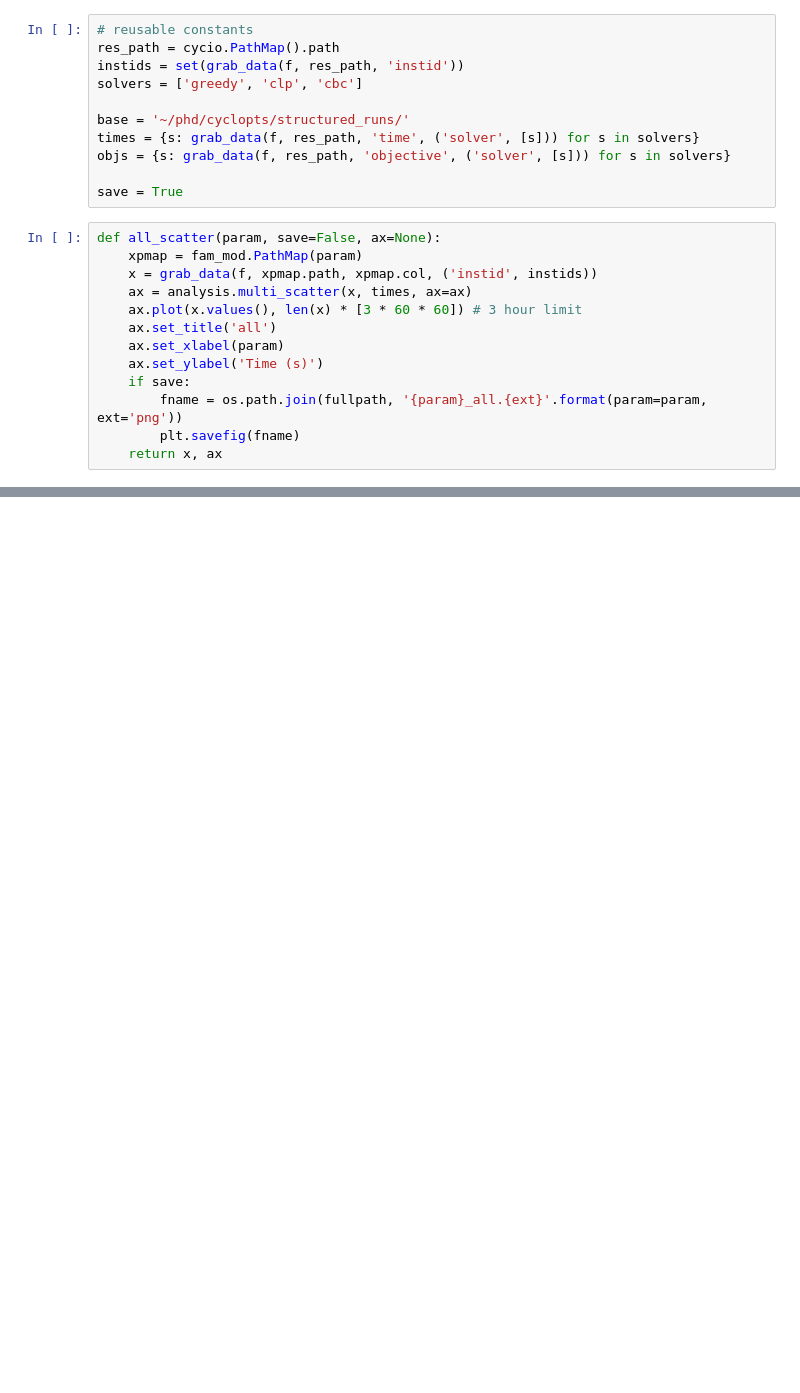
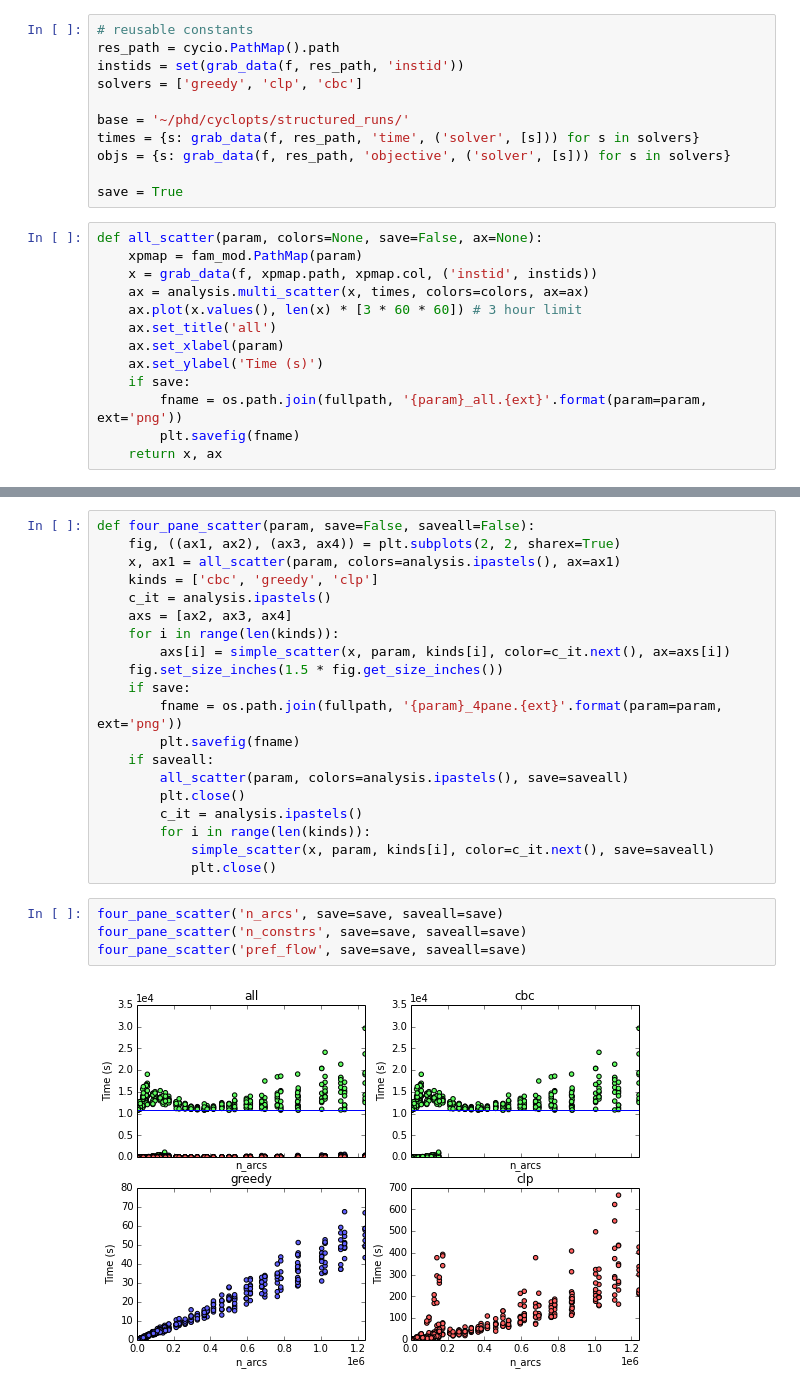
Before and after one commit to gidden/cyclopts, a Jupyter notebook: nbs/General Experimental Analysis.ipynb, the cells around one changed output, grey strips where cells are left out. Cells and saved outputs as stored; diff of their text form; blank space fills up the shorter version.

Commit message:
added fidelity color plots and normalized color scheme

```diff
--- a/nbs/General Experimental Analysis.ipynb
+++ b/nbs/General Experimental Analysis.ipynb
@@ -56,10 +58,10 @@ objs = {s: grab_data(f, res_path, 'objective', ('solver', [s])) for s in solvers
 
 save = True
 # %%
-def all_scatter(param, save=False, ax=None):
+def all_scatter(param, colors=None, save=False, ax=None):
     xpmap = fam_mod.PathMap(param)
     x = grab_data(f, xpmap.path, xpmap.col, ('instid', instids))
-    ax = analysis.multi_scatter(x, times, ax=ax)
+    ax = analysis.multi_scatter(x, times, colors=colors, ax=ax)
     ax.plot(x.values(), len(x) * [3 * 60 * 60]) # 3 hour limit
     ax.set_title('all')
     ax.set_xlabel(param)
@@ -70,0 +97,26 @@ def all_scatter(param, save=False, ax=None):
+# %%
+def four_pane_scatter(param, save=False, saveall=False):
+    fig, ((ax1, ax2), (ax3, ax4)) = plt.subplots(2, 2, sharex=True)
+    x, ax1 = all_scatter(param, colors=analysis.ipastels(), ax=ax1)
+    kinds = ['cbc', 'greedy', 'clp']
+    c_it = analysis.ipastels()
+    axs = [ax2, ax3, ax4]
+    for i in range(len(kinds)):
+        axs[i] = simple_scatter(x, param, kinds[i], color=c_it.next(), ax=axs[i])
+    fig.set_size_inches(1.5 * fig.get_size_inches())
+    if save:
+        fname = os.path.join(fullpath, '{param}_4pane.{ext}'.format(param=param, ext='png'))
+        plt.savefig(fname)
+    if saveall:
+        all_scatter(param, colors=analysis.ipastels(), save=saveall)
+        plt.close()
+        c_it = analysis.ipastels()
+        for i in range(len(kinds)):
+            simple_scatter(x, param, kinds[i], color=c_it.next(), save=saveall)
+            plt.close()
+# %%
+four_pane_scatter('n_arcs', save=save, saveall=save)
+four_pane_scatter('n_constrs', save=save, saveall=save)
+four_pane_scatter('pref_flow', save=save, saveall=save)
+# %% [output]
+[figure, added]
```
Also changed, not shown: parts of 13 cells of this notebook, 1 other file.
